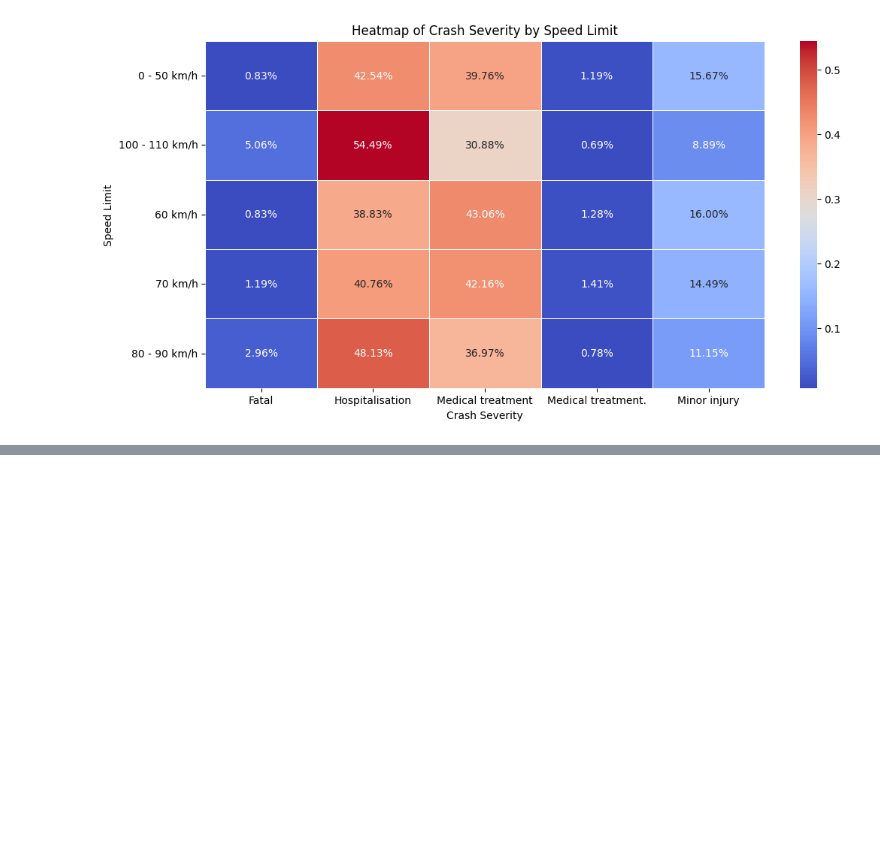
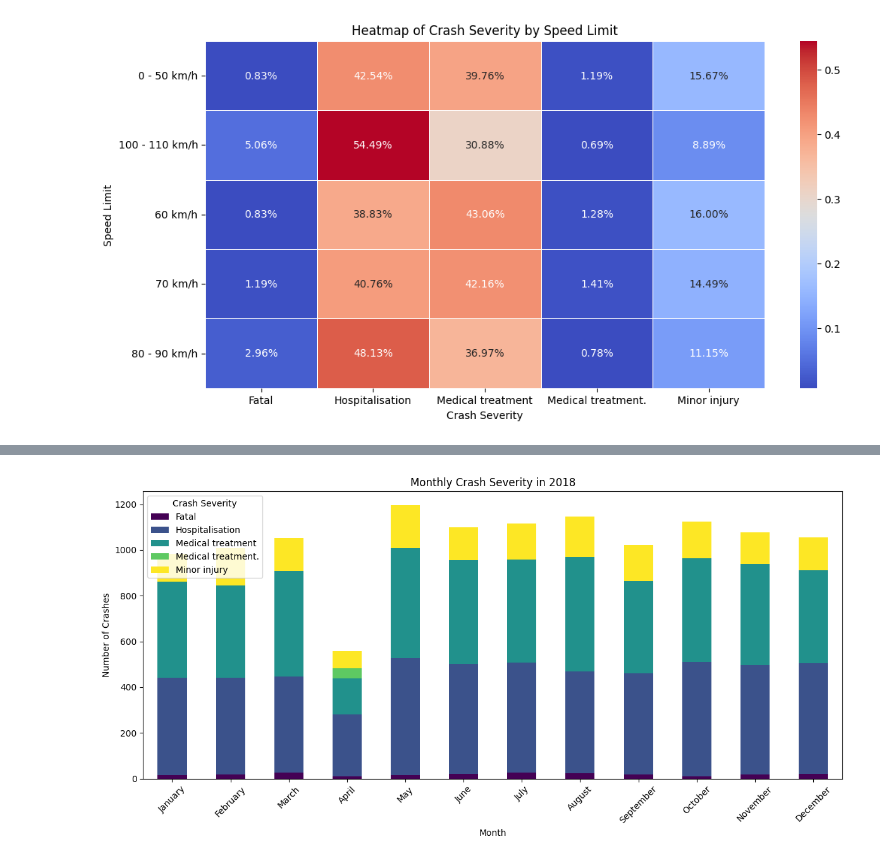
Before and after one commit to TrazZed/QLD2018-Crash-Data-Analysis, a Jupyter notebook: data_analysis.ipynb, the cells around one changed output, grey strips where cells are left out. Drawn from its saved outputs; the diff is of its cells as text; code cells hidden in the pictures; blank space fills up the shorter version.

```diff
--- a/data_analysis.ipynb
+++ b/data_analysis.ipynb
@@ -10,7 +10,7 @@ os.makedirs("visualisations", exist_ok=True)
 # %%
 # Load data
 crash_facts = pd.read_excel("data/crash_fact_table.xlsx")
-data_dimensions = pd.read_excel("data/date_dimension.xlsx")
+date_dimensions = pd.read_excel("data/date_dimension.xlsx")
 location_dimensions = pd.read_excel("data/location_dimension.xlsx")
 # %%
 # Analysing the frequency of crashes in each speed zone (note that this doesnt account for the fact that more people drive in lower speed limit zones)
@@ -56,0 +88,32 @@ plt.show()
+# %%
+# Calculate the number of crashes (and their Crash Severity) for each month of 2018.
+
+# Merge the two dataframes on 'date_key' to get year and month
+merged_data = crash_facts.merge(date_dimensions[['Date_Key', 'Crash_Year', 'Crash_Month']], on='Date_Key', how='left')
+
+# Filter data for 2018
+merged_data_2018 = merged_data[merged_data['Crash_Year'] == 2018]
+
+# Group by 'year', 'month' and 'Crash_Severity', and count the number of crashes
+monthly_crashes = merged_data_2018.groupby(['Crash_Year', 'Crash_Month', 'Crash_Severity']).size().reset_index(name='crash_count')
+month_order = ['January', 'February', 'March', 'April', 'May', 'June', 'July', 'August', 'September', 'October', 'November', 'December']
+monthly_crashes['Crash_Month'] = pd.Categorical(monthly_crashes['Crash_Month'], categories=month_order, ordered=True)
+
+# Create a pivot table to get the crash count by month and severity
+monthly_crashes_pivot = monthly_crashes.pivot_table(index=['Crash_Month'], columns='Crash_Severity', values='crash_count', aggfunc='sum', fill_value=0)
+
+# Plot stacked bar chart
+monthly_crashes_pivot.plot(kind="bar", stacked=True, figsize=(12, 6), colormap="viridis")
+
+plt.title('Monthly Crash Severity in 2018')
+plt.xlabel('Month')
+plt.ylabel('Number of Crashes')
+plt.xticks(rotation=45)
+plt.legend(title='Crash Severity')
+plt.tight_layout()
+
+# Save and display the plot
+plt.savefig('visualisations/monthly_crash_severity.png')
+plt.show()
+# %% [output]
+[figure, added]
```
Also changed, not shown: parts of 3 cells of this notebook, 6 other files.
